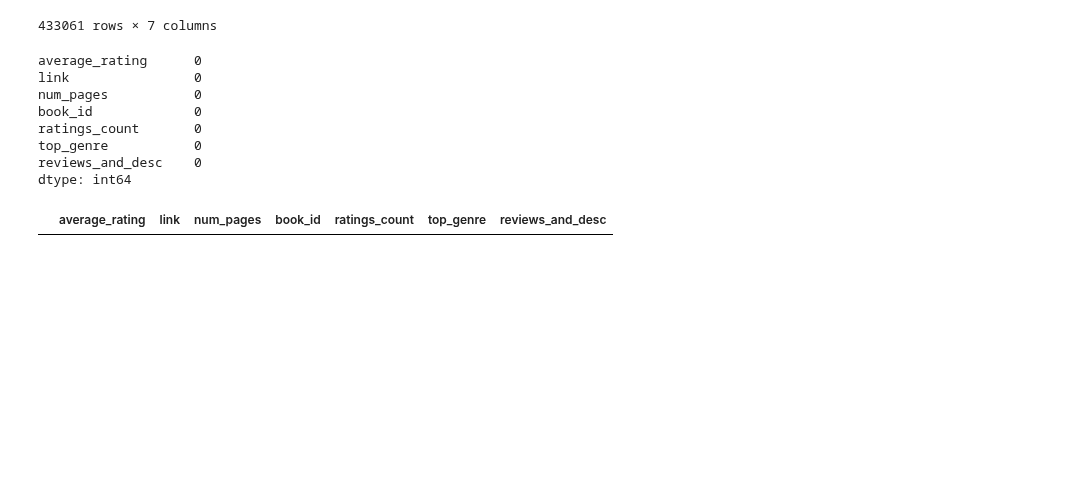
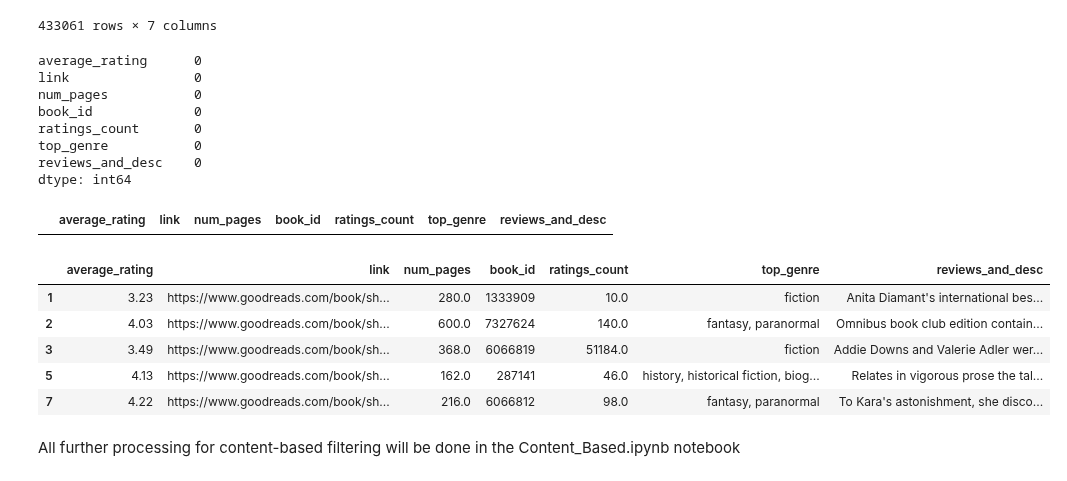
Before and after one commit to shelleylwang/goodreads-recommendations, a Jupyter notebook: data_prep.ipynb, the cells around one changed output. Cells and saved outputs as stored; diff of their text form; code cells hidden in the pictures; blank space fills up the shorter version.

Commit message:
done w/ data prep

```diff
--- a/data_prep.ipynb
+++ b/data_prep.ipynb
@@ -1514,4 +1514,15 @@ dtype: int64
 metadata_and_reviews_subset_imputed[metadata_and_reviews_subset_imputed['num_pages'].isna()]
 # %% [output]
 |  | average_rating | link | num_pages | book_id | ratings_count | top_genre | reviews_and_desc |
+# %%
+metadata_and_reviews_subset_imputed.head()
+# %% [output]
+|  | average_rating | link | num_pages | book_id | ratings_count | top_genre | reviews_and_desc |
+| 1 | 3.23 | https://www.goodreads.com/book/sh... | 280.0 | 1333909 | 10.0 | fiction | Anita Diamant's international bes... |
+| 2 | 4.03 | https://www.goodreads.com/book/sh... | 600.0 | 7327624 | 140.0 | fantasy, paranormal | Omnibus book club edition contain... |
+| 3 | 3.49 | https://www.goodreads.com/book/sh... | 368.0 | 6066819 | 51184.0 | fiction | Addie Downs and Valerie Adler wer... |
+| 5 | 4.13 | https://www.goodreads.com/book/sh... | 162.0 | 287141 | 46.0 | history, historical fiction, biog... | Relates in vigorous prose the tal... |
+| 7 | 4.22 | https://www.goodreads.com/book/sh... | 216.0 | 6066812 | 98.0 | fantasy, paranormal | To Kara's astonishment, she disco... |
+# %% [markdown]
+All further processing for content-based filtering will be done in the Content_Based.ipynb notebook
 # %%
```
Also changed, not shown: parts of 1 cell of this notebook, 1 other file.
